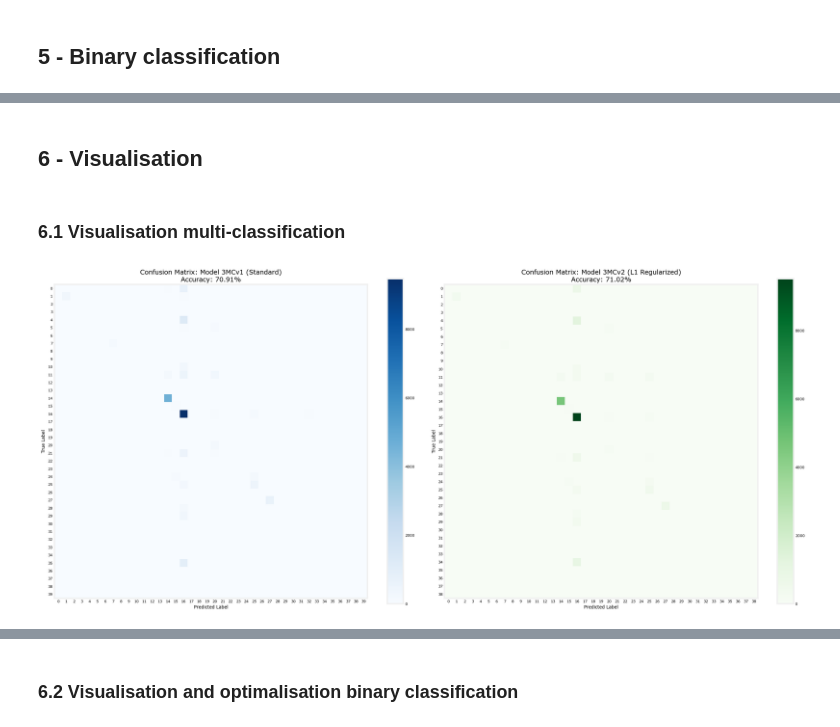
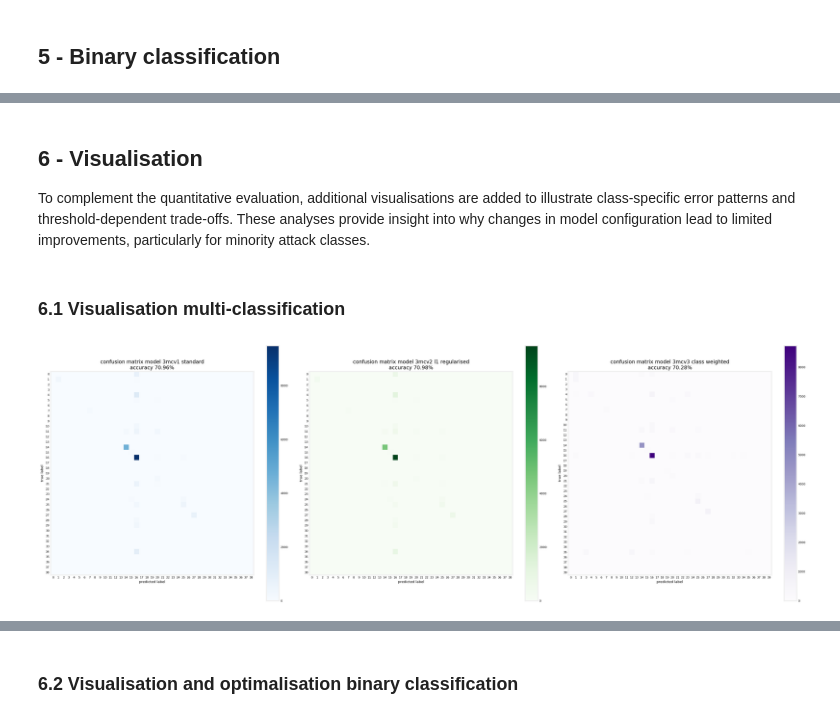
Before and after one commit to thelefthub/GV-NSL-KDD, a Jupyter notebook: model3_nn_nsl_kdd.ipynb, the cells around one changed output, grey strips where cells are left out. Saved outputs shown, nothing was run; the diff lists cells and outputs as text; code cells hidden in the pictures.

Commit message:
model 3 conclusions and minor changes

```diff
--- a/model3_nn_nsl_kdd.ipynb
+++ b/model3_nn_nsl_kdd.ipynb
@@ -69,20 +69,9 @@ y_test_bin  = (y_test  != normal_id).astype(int)
 
 print(pd.Series(y_train_bin).value_counts())
 
-num_classes = len(np.unique(y_train))
-print("X_train dtype:", X_train.dtype)
-print("Any NaN in X_train:", np.isnan(X_train).any())
-print("Any Inf in X_train:", np.isinf(X_train).any())
-print("X_train min/max:", np.min(X_train), np.max(X_train))
-print("y_train dtype:", y_train.dtype)
-print("y_train min:", y_train.min())
-print("y_train max:", y_train.max())
-print("unique classes:", len(np.unique(y_train)))
-print("expected num_classes:", num_classes)
-print("any negative labels:", (y_train < 0).any())
-print("any labels >= num_classes:", (y_train >= num_classes).any())
-print("any labels >= 40:", (y_train >= 40).any())
-print("max label:", y_train.max())
+# some nn params
+input_shape = (X_train.shape[1],)
+num_classes = len(y_encoder.classes_) # not hard coded num_classes = 40
 # %% [output]
 Normal class:  16
 0    53874
@@ -503,29 +848,46 @@ print(results_df)
 # %% [markdown]
 ## 6 - Visualisation
+To complement the quantitative evaluation, additional visualisations are added to illustrate class-specific error patterns and threshold-dependent trade-offs. These analyses provide insight into why changes in model configuration lead to limited improvements, particularly for minority attack classes.
 # %% [markdown]
 ### 6.1 Visualisation multi-classification
 # %%
-plt.close('all')
-fig, axes = plt.subplots(1, 2, figsize=(24, 10))
+plt.close("all")
+fig, axes = plt.subplots(1, 3, figsize=(30, 10))
 
-# Plot voor Model 3MCv1
-
+# model 3mcv1
 cm1 = confusion_matrix(y_test, y_pred_3MCv1)
 disp1 = ConfusionMatrixDisplay(confusion_matrix=cm1)
-disp1.plot(ax=axes[0], cmap='Blues', include_values=False, colorbar=True)
-axes[0].set_title(f"Confusion Matrix: Model 3MCv1 (Standard)\nAccuracy: {test_acc_3MCv1:.2%}", fontsize=14)
-axes[0].set_xlabel("Predicted Label")
-axes[0].set_ylabel("True Label")
+disp1.plot(ax=axes[0], cmap="Blues", include_values=False, colorbar=True)
+axes[0].set_title(
+    f"confusion matrix model 3mcv1 standard\naccuracy {test_acc_3MCv1:.2%}",
+    fontsize=14
+)
+axes[0].set_xlabel("predicted label")
+axes[0].set_ylabel("true label")
 
-# Plot voor Model 3MCv2
+# model 3mcv2
 cm2 = confusion_matrix(y_test, y_pred_3MCv2)
 disp2 = ConfusionMatrixDisplay(confusion_matrix=cm2)
-disp2.plot(ax=axes[1], cmap='Greens', include_values=False, colorbar=True)
-axes[1].set_title(f"Confusion Matrix: Model 3MCv2 (L1 Regularized)\nAccuracy: {test_acc_3MCv2:.2%}", fontsize=14)
-axes[1].set_xlabel("Predicted Label")
-axes[1].set_ylabel("True Label")
+disp2.plot(ax=axes[1], cmap="Greens", include_values=False, colorbar=True)
+axes[1].set_title(
+    f"confusion matrix model 3mcv2 l1 regularised\naccuracy {test_acc_3MCv2:.2%}",
+    fontsize=14
+)
+axes[1].set_xlabel("predicted label")
+axes[1].set_ylabel("true label")
+
+# model 3mcv3
+cm3 = confusion_matrix(y_test, y_pred_3MCv3)
+disp3 = ConfusionMatrixDisplay(confusion_matrix=cm3)
+disp3.plot(ax=axes[2], cmap="Purples", include_values=False, colorbar=True)
+axes[2].set_title(
+    f"confusion matrix model 3mcv3 class weighted\naccuracy {test_acc_3MCv3:.2%}",
+    fontsize=14
+)
+axes[2].set_xlabel("predicted label")
+axes[2].set_ylabel("true label")
 
 plt.tight_layout()
 plt.show()
 # %% [output]
-[figure, old version]
+[figure, new version]
```
Also changed, not shown: parts of 37 cells of this notebook, 1 other file.
